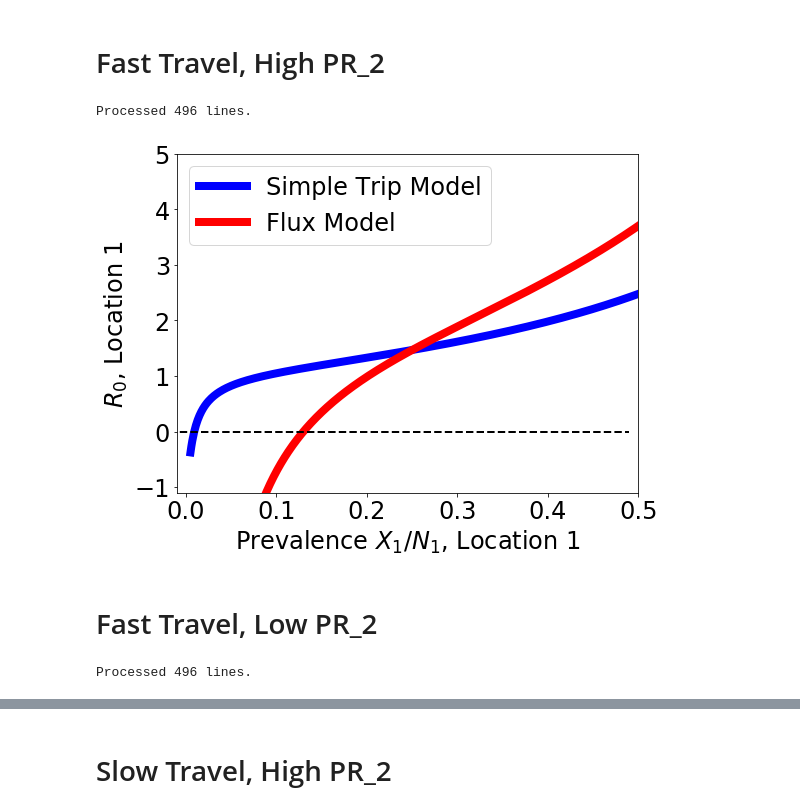
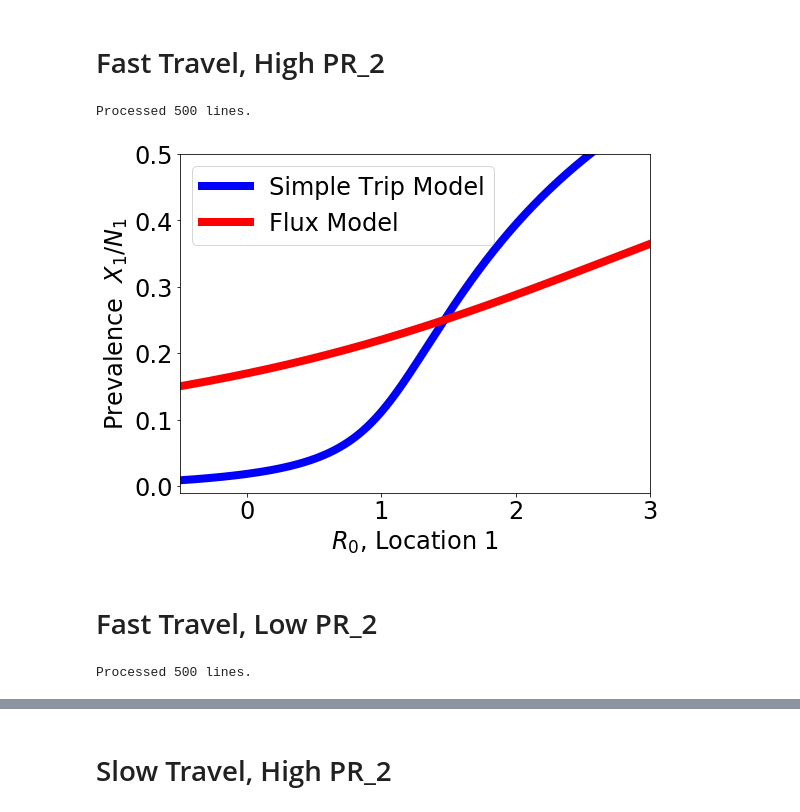
Before and after one commit to dtcitron/TaR-vs-flux, a Jupyter notebook: RM_figures.ipynb, the cells around one changed output, grey strips where cells are left out. Cells and saved outputs as stored; diff of their text form; code cells hidden in the pictures.

```diff
--- a/RM_figures.ipynb
+++ b/RM_figures.ipynb
@@ -10,7 +10,7 @@ import csv
 # Reading in some data:
 
 data_path = "Data/RM_Fast_high.csv"
-fast_high = np.zeros((496,3))
+fast_high = np.zeros((500,3))
 
 with open(data_path) as csv_file:
     csv_reader = csv.reader(csv_file, delimiter=',')
@@ -23,39 +23,38 @@ with open(data_path) as csv_file:
 
 fast_high = fast_high.transpose()
 # %% [output]
-Processed 496 lines.
+Processed 500 lines.
 # %%
 plt.figure(figsize =(8,6))
 
-plt.plot(fast_high[0], fast_high[1], linewidth = 8, color = "b")
-plt.plot(fast_high[0], fast_high[2], linewidth = 8, color = "r")
-plt.plot(np.arange(-.1,.5,.01),np.array([0]*60), "k--", linewidth = 2)
+plt.plot(fast_high[1], fast_high[0], linewidth = 8, color = "b")
+plt.plot(fast_high[2], fast_high[0], linewidth = 8, color = "r")
+#plt.plot(np.arange(-.1,.5,.01),np.array([0]*60), "k--", linewidth = 2)
 
-plt.xlim(-.01,0.5)
-plt.ylim(-1.1,5)
+plt.ylim(-.01,.5)
+plt.xlim(-0.5,3)
 # axes label size
 plt.tick_params(axis = "both", which = "major", labelsize = 24)
-plt.xlabel(r"Prevalence $X_1/N_1$, Location 1", fontsize = 24)
-plt.ylabel(r"$R_0$, Location 1", fontsize = 24, rotation = 90)
-plt.xticks([0,.1,.2,.3,.4,.5])
-plt.yticks([-1,0,1,2,3,4,5])
+plt.xlabel(r"$R_0$, Location 1", fontsize = 24)
+plt.ylabel(r"Prevalence  $X_1/N_1$", fontsize = 24)
+plt.yticks([0,.1,.2,.3,.4,.5])
+plt.xticks([0,1,2,3])
 
-# legend
 plt.legend(["Simple Trip Model","Flux Model"], \
            loc = ("upper left"), fontsize = 24)
 
 plt.tight_layout()
 
 plt.savefig("Figures/RM_Fast_high_patch1.pdf")
 # %% [output]
-[figure, old version]
+[figure, new version]
 # %% [markdown]
 # Fast Travel, Low PR_2
 # %%
 # Reading in some data:
 
 data_path = "Data/RM_Fast_low.csv"
-fast_low = np.zeros((496,3))
+fast_low = np.zeros((500,3))
 
 with open(data_path) as csv_file:
     csv_reader = csv.reader(csv_file, delimiter=',')
@@ -68,7 +67,7 @@ with open(data_path) as csv_file:
 
 fast_low = fast_low.transpose()
 # %% [output]
-Processed 496 lines.
+Processed 500 lines.
 # %%
 plt.figure(figsize =(8,6))
 
```
Also changed, not shown: parts of 5 cells of this notebook, 4 other files.
